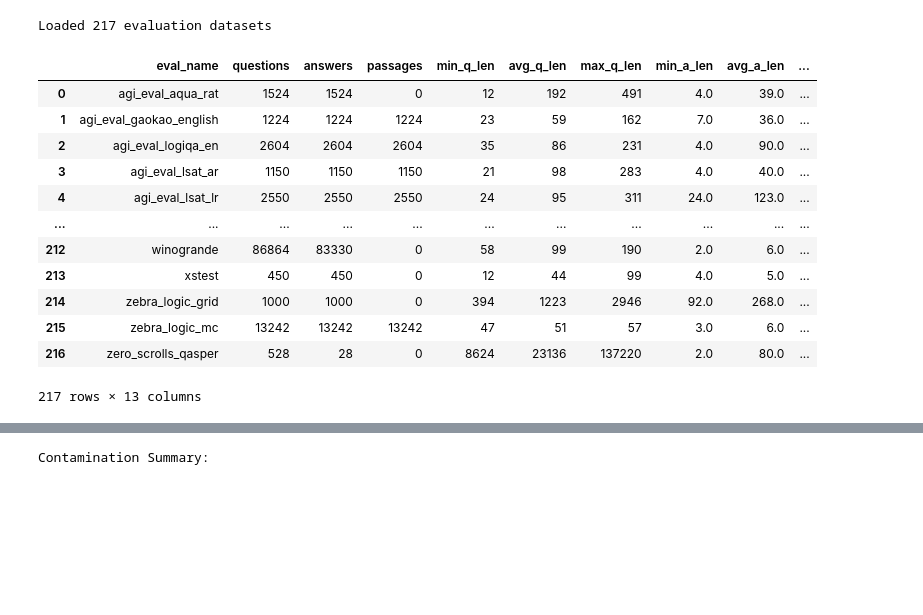
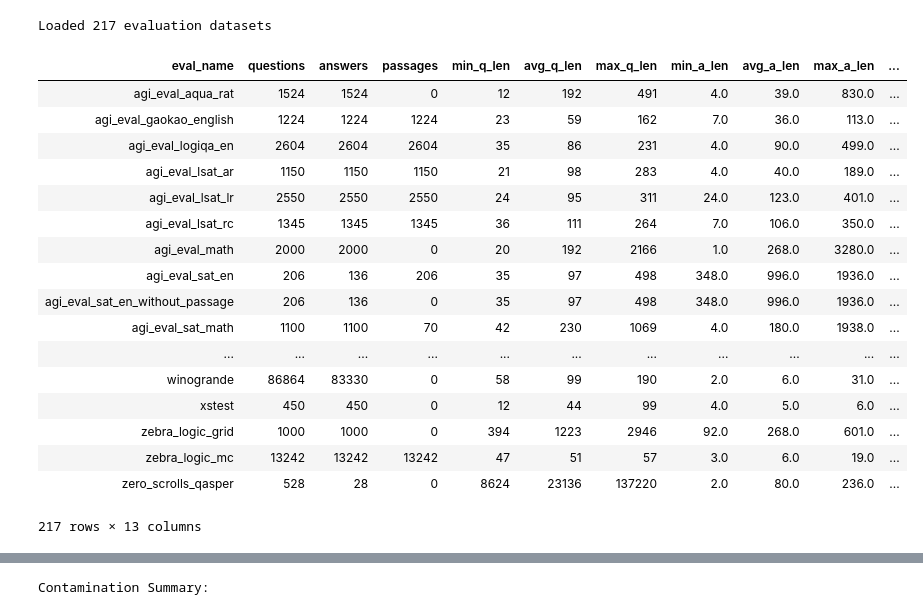
Before and after one commit to allenai/decon, a Jupyter notebook: decon_analysis.ipynb, the cells around one changed output, grey strips where cells are left out. Saved outputs shown, nothing was run; the diff lists cells and outputs as text; code cells hidden in the pictures; blank space fills up the shorter version.

```diff
--- a/decon_analysis.ipynb
+++ b/decon_analysis.ipynb
@@ -6,20 +24,35 @@ import pandas as pd
 # %%
 # Load eval stats
 eval_stats = pd.read_csv(eval_stats_path)
 print(f"Loaded {len(eval_stats)} evaluation datasets")
-eval_stats
+from IPython.display import display, HTML
+# Display all rows scrollably in a max-height box
+display(HTML(eval_stats.to_html(index=False, max_cols=20, notebook=True, show_dimensions=True, table_id="evalstats-table", escape=False)+"""
+<style>
+#evalstats-table {
+    display: block;
+    max-height: 400px;
+    overflow: auto;
+}
+</style>
+"""))
 # %% [output]
 Loaded 217 evaluation datasets
-|  | eval_name | questions | answers | passages | min_q_len | avg_q_len | max_q_len | min_a_len | avg_a_len | ... |
-| 0 | agi_eval_aqua_rat | 1524 | 1524 | 0 | 12 | 192 | 491 | 4.0 | 39.0 | ... |
-| 1 | agi_eval_gaokao_english | 1224 | 1224 | 1224 | 23 | 59 | 162 | 7.0 | 36.0 | ... |
-| 2 | agi_eval_logiqa_en | 2604 | 2604 | 2604 | 35 | 86 | 231 | 4.0 | 90.0 | ... |
-| 3 | agi_eval_lsat_ar | 1150 | 1150 | 1150 | 21 | 98 | 283 | 4.0 | 40.0 | ... |
-| 4 | agi_eval_lsat_lr | 2550 | 2550 | 2550 | 24 | 95 | 311 | 24.0 | 123.0 | ... |
+| eval_name | questions | answers | passages | min_q_len | avg_q_len | max_q_len | min_a_len | avg_a_len | max_a_len | ... |
+| agi_eval_aqua_rat | 1524 | 1524 | 0 | 12 | 192 | 491 | 4.0 | 39.0 | 830.0 | ... |
+| agi_eval_gaokao_english | 1224 | 1224 | 1224 | 23 | 59 | 162 | 7.0 | 36.0 | 113.0 | ... |
+| agi_eval_logiqa_en | 2604 | 2604 | 2604 | 35 | 86 | 231 | 4.0 | 90.0 | 499.0 | ... |
+| agi_eval_lsat_ar | 1150 | 1150 | 1150 | 21 | 98 | 283 | 4.0 | 40.0 | 189.0 | ... |
+| agi_eval_lsat_lr | 2550 | 2550 | 2550 | 24 | 95 | 311 | 24.0 | 123.0 | 401.0 | ... |
+| agi_eval_lsat_rc | 1345 | 1345 | 1345 | 36 | 111 | 264 | 7.0 | 106.0 | 350.0 | ... |
+| agi_eval_math | 2000 | 2000 | 0 | 20 | 192 | 2166 | 1.0 | 268.0 | 3280.0 | ... |
+| agi_eval_sat_en | 206 | 136 | 206 | 35 | 97 | 498 | 348.0 | 996.0 | 1936.0 | ... |
+| agi_eval_sat_en_without_passage | 206 | 136 | 0 | 35 | 97 | 498 | 348.0 | 996.0 | 1936.0 | ... |
+| agi_eval_sat_math | 1100 | 1100 | 70 | 42 | 230 | 1069 | 4.0 | 180.0 | 1938.0 | ... |
 | ... | ... | ... | ... | ... | ... | ... | ... | ... | ... | ... |
-| 212 | winogrande | 86864 | 83330 | 0 | 58 | 99 | 190 | 2.0 | 6.0 | ... |
-| 213 | xstest | 450 | 450 | 0 | 12 | 44 | 99 | 4.0 | 5.0 | ... |
-| 214 | zebra_logic_grid | 1000 | 1000 | 0 | 394 | 1223 | 2946 | 92.0 | 268.0 | ... |
-| 215 | zebra_logic_mc | 13242 | 13242 | 13242 | 47 | 51 | 57 | 3.0 | 6.0 | ... |
-| 216 | zero_scrolls_qasper | 528 | 28 | 0 | 8624 | 23136 | 137220 | 2.0 | 80.0 | ... |
+| winogrande | 86864 | 83330 | 0 | 58 | 99 | 190 | 2.0 | 6.0 | 31.0 | ... |
+| xstest | 450 | 450 | 0 | 12 | 44 | 99 | 4.0 | 5.0 | 6.0 | ... |
+| zebra_logic_grid | 1000 | 1000 | 0 | 394 | 1223 | 2946 | 92.0 | 268.0 | 601.0 | ... |
+| zebra_logic_mc | 13242 | 13242 | 13242 | 47 | 51 | 57 | 3.0 | 6.0 | 19.0 | ... |
+| zero_scrolls_qasper | 528 | 28 | 0 | 8624 | 23136 | 137220 | 2.0 | 80.0 | 236.0 | ... |
 217 rows × 13 columns
```
Also changed, not shown: parts of 16 cells of this notebook.
